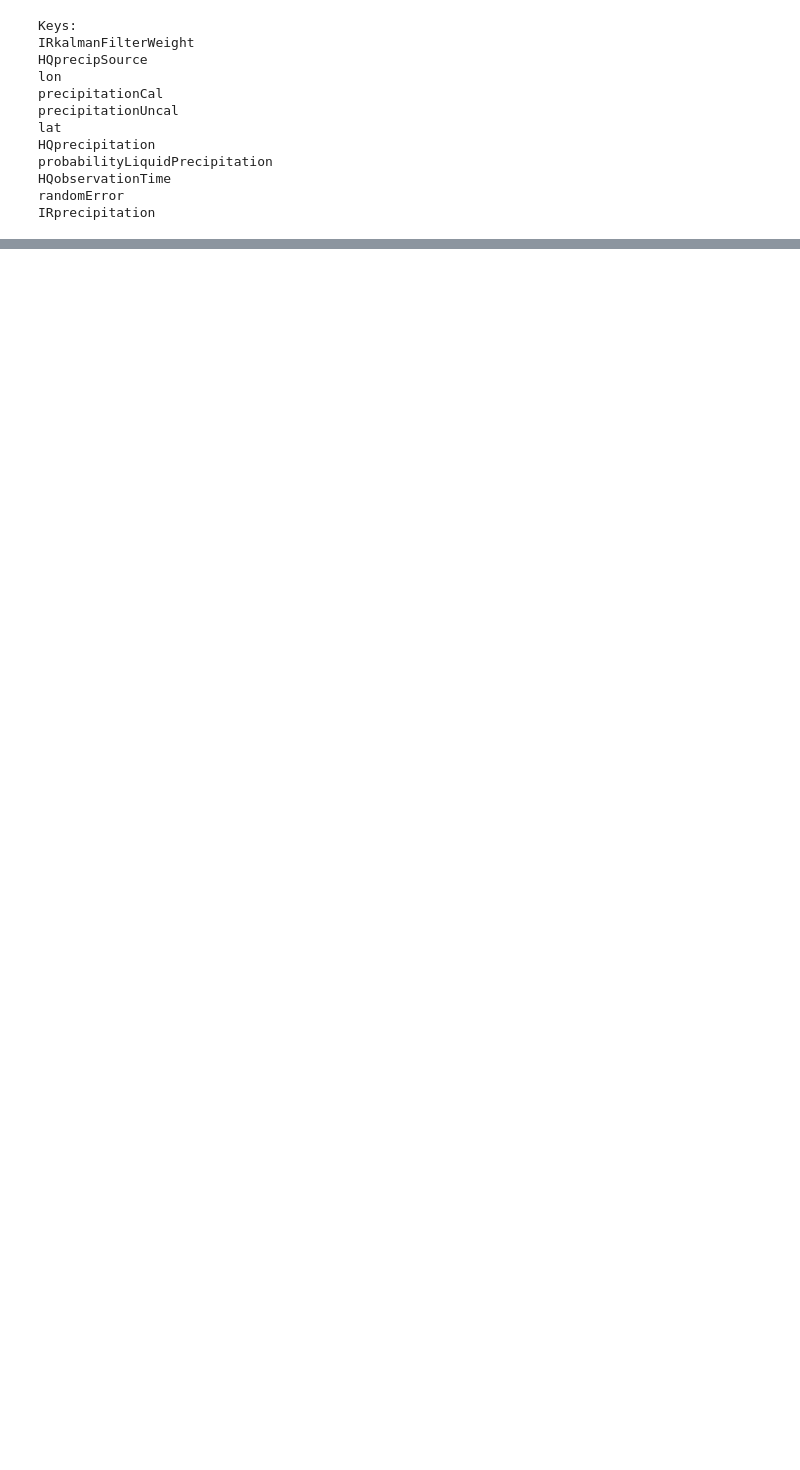
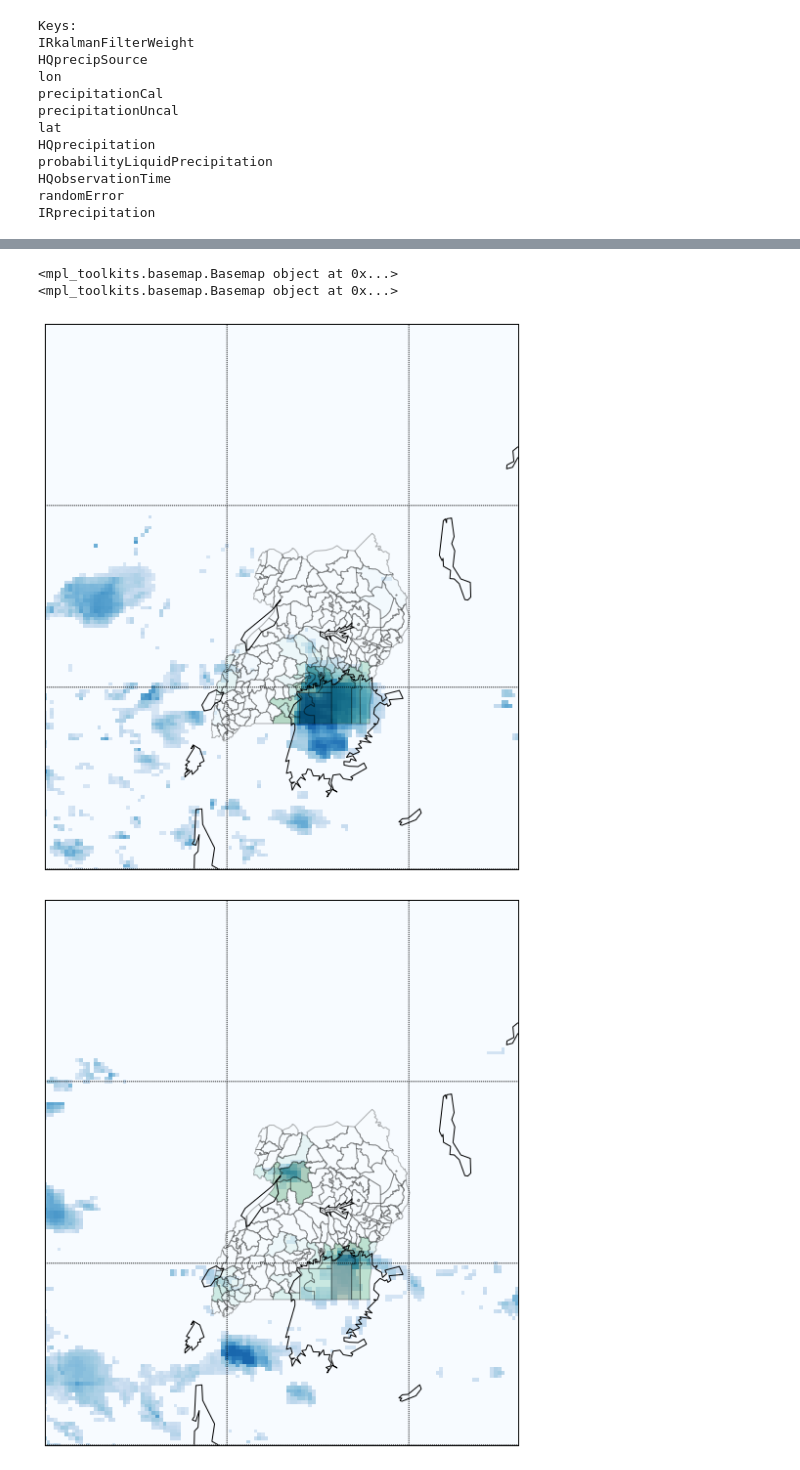
Before and after one commit to nathanathan/GPM-district-precipitation, a Jupyter notebook: uganda-district-precipitation.ipynb, the cells around one changed output, grey strips where cells are left out. Drawn from its saved outputs; the diff is of its cells as text; code cells hidden in the pictures; blank space fills up the shorter version.

```diff
--- a/uganda-district-precipitation.ipynb
+++ b/uganda-district-precipitation.ipynb
@@ -125,28 +147,45 @@ def zone_stats_helper(gpshapes, raster, lats, lons):
         affine=Affine.from_gdal(xmin, xres, 0, ymax, 0, -yres),
         all_touched=True)
 # %%
-def plot_uganda_district_rainfall(rainfall_data):
+def exp_normalize(arr, exp=1.0):
+    """
+    Convert an array to zero to one values, where one corresponds to the max value,
+    then apply an exponential function to adjust the curve of the color ramp.
+    """
+    return (arr / arr.max()) ** exp
+def plot_uganda_district_rainfall(raster_data):
     m = Basemap(projection='cyl',
-                lat_0=45,
-                lon_0=0,
                 llcrnrlon=25, llcrnrlat=-5,
                 urcrnrlon=38, urcrnrlat=10,
                 resolution='l')
     fig = plt.figure(figsize=(10,10))
-    m.pcolormesh(lons, lats, np.log(1+rainfall_data.transpose()), cmap=plt.cm.Blues, latlon=True)
+    m.pcolormesh(lons,  lats, exp_normalize(raster_data, .25).transpose(), cmap=plt.cm.Blues, latlon=True)
     ax = plt.gca()
     patches = []
     #add polygons
-    zstats = zone_stats_helper(uganda_shapes, rainfall_data, lats, lons)
+    zstats = zone_stats_helper(uganda_shapes, raster_data, lats, lons)
     max_mean = max([stat['mean'] for stat in zstats])
     for idx, dist in uganda_shapes.iterrows():
         poly = dist.geometry
         stats = zstats[idx]
         if poly.geom_type == 'Polygon':
             p = PolygonPatch(poly, facecolor=plt.cm.BuGn((stats['mean'] / max_mean) ** .25), alpha=.3)
             patches.append(p)
     ax.add_collection(mpl.collections.PatchCollection(patches, match_original=True))
     m.drawcoastlines()
-    m.drawparallels(np.arange(-80.,81.,20.))
-    m.drawmeridians(np.arange(-180.,181.,20.))
+    m.drawparallels(np.arange(-80.,81.,5.))
+    m.drawmeridians(np.arange(-180.,181.,5.))
     return m
+
+# Test zone stats by sumperimposing uganda district choropleth onto rainfall raster.
+# The shade of each district should correspond to the number and intensity of the
+# blue rainfall pixels overlapping it.
+data = get_total_precipitation(datetime.datetime(2016, 11, 29), datetime.datetime(2016, 11, 29,1))
+print(plot_uganda_district_rainfall(data))
+data2 = get_total_precipitation(datetime.datetime(2016, 11, 2), datetime.datetime(2016, 11, 2, 1))
+print(plot_uganda_district_rainfall(data2))
+# %% [output]
+<mpl_toolkits.basemap.Basemap object at 0x...>
+<mpl_toolkits.basemap.Basemap object at 0x...>
+[figure, added]
+[figure, added]
```
Also changed, not shown: parts of 16 cells of this notebook, 1 other file.
